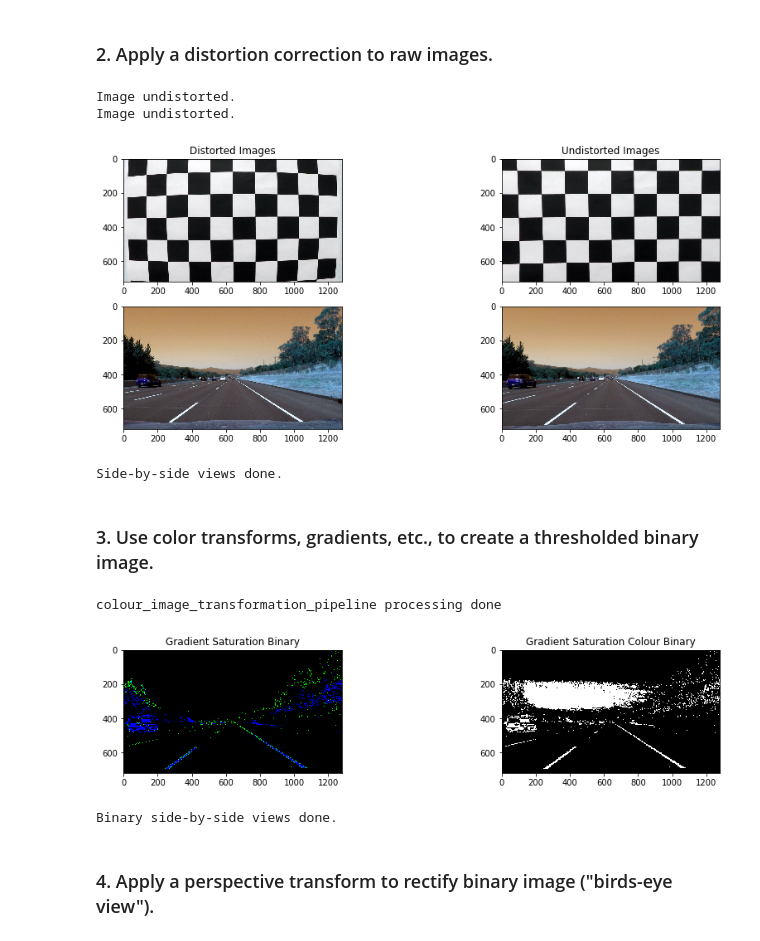
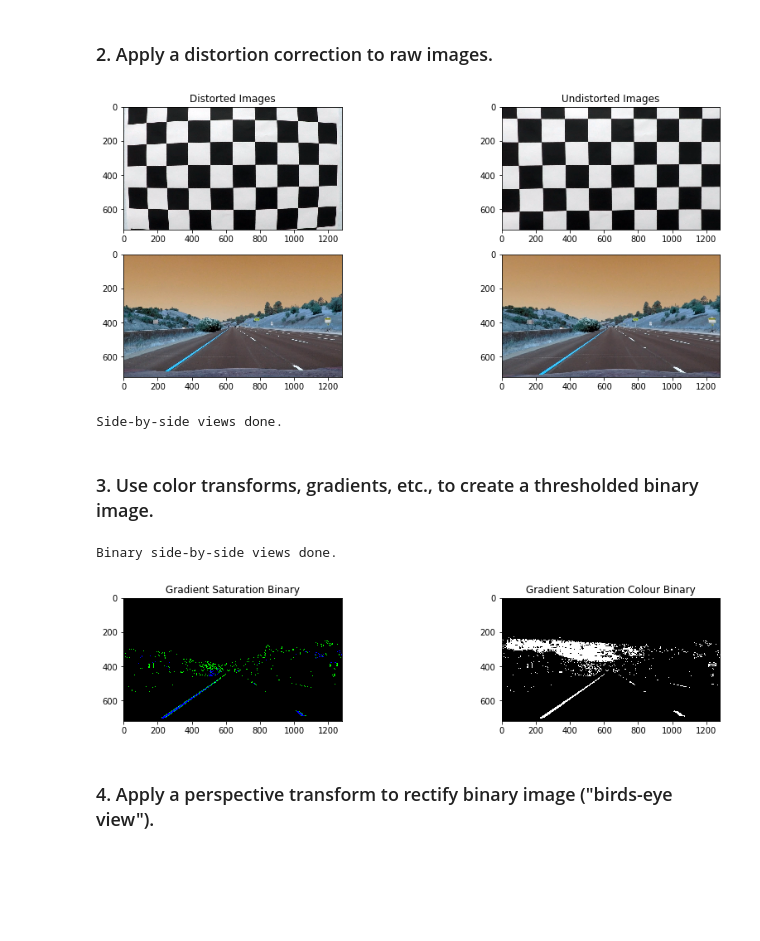
Before and after one commit to wfs/sdc-project-4-advanced-lane-detection, a Jupyter notebook: writeup.ipynb, the cells around one changed output. Drawn from its saved outputs; the diff is of its cells as text; code cells hidden in the pictures; blank space fills up the shorter version.

```diff
--- a/writeup.ipynb
+++ b/writeup.ipynb
@@ -118,19 +115,20 @@ undistorted_calibration_img = undistort_image(calibration_img, c_matrix, dist_co
 cv2.imwrite('camera_cal/undist_calibration1.jpg', undistorted_calibration_img)
 
 # straight lane line images
-straight_lines_image_2 = cv2.imread('test_images/straight_lines2.jpg')
-undistorted_straight_lines_2 = undistort_image(straight_lines_image_2, c_matrix, dist_coeff)
-cv2.imwrite('output_images/undistorted_straight_lines2.jpg', undistorted_straight_lines_2)
+straight_lines_image = cv2.imread('test_images/straight_lines1.jpg')
+# straight_lines_image = cv2.imread('test_images/straight_lines2.jpg')
+undistorted_straight_lines = undistort_image(straight_lines_image, c_matrix, dist_coeff)
+cv2.imwrite('output_images/undistorted_straight_lines1.jpg',
+            undistorted_straight_lines)
+# cv2.imwrite('output_images/undistorted_straight_lines2.jpg', undistorted_straight_lines)
 
 # View results
 compare_raw_distorted_against_undistorted_images(calibration_img, undistorted_calibration_img,
-                                                 straight_lines_image_2,
-                                                 undistorted_straight_lines_2)
+                                                 straight_lines_image,
+                                                 undistorted_straight_lines)
 # %% [output]
+[figure, new version]
-Image undistorted.
-Image undistorted.
+Side-by-side views done.
-[figure, old version]
-Side-by-side views done.
 # %% [markdown]
 ### 3. Use color transforms, gradients, etc., to create a thresholded binary image.
 # %%
@@ -146,7 +144,8 @@ def sobel_gradient_direction(copy_of_colour_image, sobel_kernel=3):
     # Note : from video code, couldn't get np.arctan2() to produce usable results, so simply scaling instead.
     # sobel_y = cv2.Sobel(gray, cv2.CV_64F, 0, 1, ksize=sobel_kernel)
     # abs_grad_dir = np.arctan2(np.absolute(sobel_y), np.absolute(sobel_x))  # radians aka approx. angles
-    abs_grad_dir = np.uint8(255 * (np.absolute(sobel_x)) / np.max(np.absolute(sobel_x)))  # rescale down to 8 bit integer
+    abs_grad_dir = np.uint8(
+        255 * (np.absolute(sobel_x)) / np.max(np.absolute(sobel_x)))  # rescale down to 8 bit integer
     # print("np.absolute(sobel_x) :", np.absolute(sobel_x))
     # print("np.max(np.absolute(sobel_x) :", np.max(np.absolute(sobel_x)))
     # print("abs_grad_dir :", abs_grad_dir)
@@ -163,12 +162,10 @@ def extract_saturation_channel(colour_img):
     # print("saturation channel extracted :", s_channel)
     return s_channel
 # %%
-def view_transformed_images(gradient_saturation_binary_image, combined_saturation_gradient_colour_binary_image):
+def view_transformed_images(result_array):
     """
     View the images output from the transformation pipeline.
-    :param gradient_saturation_binary_image: Directional, S channel, binary thresholded image.
-    :param combined_saturation_gradient_colour_binary_image: S channel, Directional, Yellows, binary
-        thresholded image.
+    :param result_array : Directional, S channel, Yellows, binary thresholded images.
     """
     fig = plt.figure()
     fig.set_figheight(6)
@@ -176,17 +173,19 @@ def view_transformed_images(gradient_saturation_binary_image, combined_saturatio
 
     fig.add_subplot(2, 2, 1)
     plt.title("Gradient Saturation Binary")
-    plt.imshow(gradient_saturation_binary_image)
+    # gradient_saturation_binary_image
+    plt.imshow(result_array[0])
     fig.add_subplot(2, 2, 2)
     plt.title("Gradient Saturation Colour Binary")
-    plt.imshow(combined_saturation_gradient_colour_binary_image, cmap='gray')
+    # combined_saturation_gradient_colour_binary_image
+    plt.imshow(result_array[1], cmap='gray')
 
     # IMPORTANT : uncomment when running from Jupyter Notebook
-    plt.show()
+    # plt.show()
 
     print("Binary side-by-side views done.")
 # %%
-def colour_image_transformation_pipeline(colour_image, sat_thresh=(150, 255), sobel_threshold_range=(40, 100),
+def colour_image_transformation_pipeline(colour_image, sat_thresh=(180, 255), sobel_threshold_range=(40, 100),
                                          rgb_thresh=(200, 255)):
     """
     Image information extraction pipeline.
@@ -207,7 +206,7 @@ def colour_image_transformation_pipeline(colour_image, sat_thresh=(150, 255), so
     # Threshold gradient
     sobel_binary = np.zeros_like(sobel_gradient_directions)
     sobel_binary[(sobel_gradient_directions >= sobel_threshold_range[0]) & (
-    sobel_gradient_directions <= sobel_threshold_range[1])] = 1
+        sobel_gradient_directions <= sobel_threshold_range[1])] = 1
 
     # Threshold RGB channel for range (200, 255) aka yellows
     yellow = copy_of_colour_image[:, :, 0]
@@ -220,26 +219,28 @@ def colour_image_transformation_pipeline(colour_image, sat_thresh=(150, 255), so
 
     # Stack dimensions
     grad_sat_bin_img = np.dstack((np.zeros_like(sobel_binary), sobel_binary, saturation_binary))
+    # print("grad_sat_bin_img.shape :", grad_sat_bin_img.shape)
     stacked_s_g_c_bin_img = np.zeros_like(sobel_binary)
     stacked_s_g_c_bin_img[(saturation_binary == 1) | (sobel_binary == 1) | (yellow_binary == 1)] = 1
-    print("colour_image_transformation_pipeline processing done")
+    # print("stacked_s_g_c_bin_img.shape :", stacked_s_g_c_bin_img.shape)
+    # print("colour_image_transformation_pipeline processing done")
     return grad_sat_bin_img, stacked_s_g_c_bin_img
 # %%
 # Extract information from image
-grad_sat_bin_image, stacked_sat_grad_colour_bin_image = colour_image_transformation_pipeline(
-    undistorted_straight_lines_2)
+result = colour_image_transformation_pipeline(undistorted_straight_lines)
 
 # Save outputs
-plt.imsave('output_images/colour_binary_straight_lines2.png', np.array(grad_sat_bin_image))
-plt.imsave('output_images/stacked_binary_straight_lines2.png', np.array(stacked_sat_grad_colour_bin_image),
+plt.imsave('output_images/colour_binary_straight_lines1.png',
+           np.array(result[0]))
+plt.imsave('output_images/stacked_binary_straight_lines1.png',
+           np.array(result[1]),
            cmap=cm.gray)
 
 # View outputs
-view_transformed_images(grad_sat_bin_image, stacked_sat_grad_colour_bin_image)
+view_transformed_images(result)
 # %% [output]
-colour_image_transformation_pipeline processing done
+Binary side-by-side views done.
-[figure, old version]
+[figure, new version]
-Binary side-by-side views done.
 # %% [markdown]
 ### 4. Apply a perspective transform to rectify binary image ("birds-eye view").
 # %%
```
Also changed, not shown: parts of 73 cells of this notebook, 13 other files.
